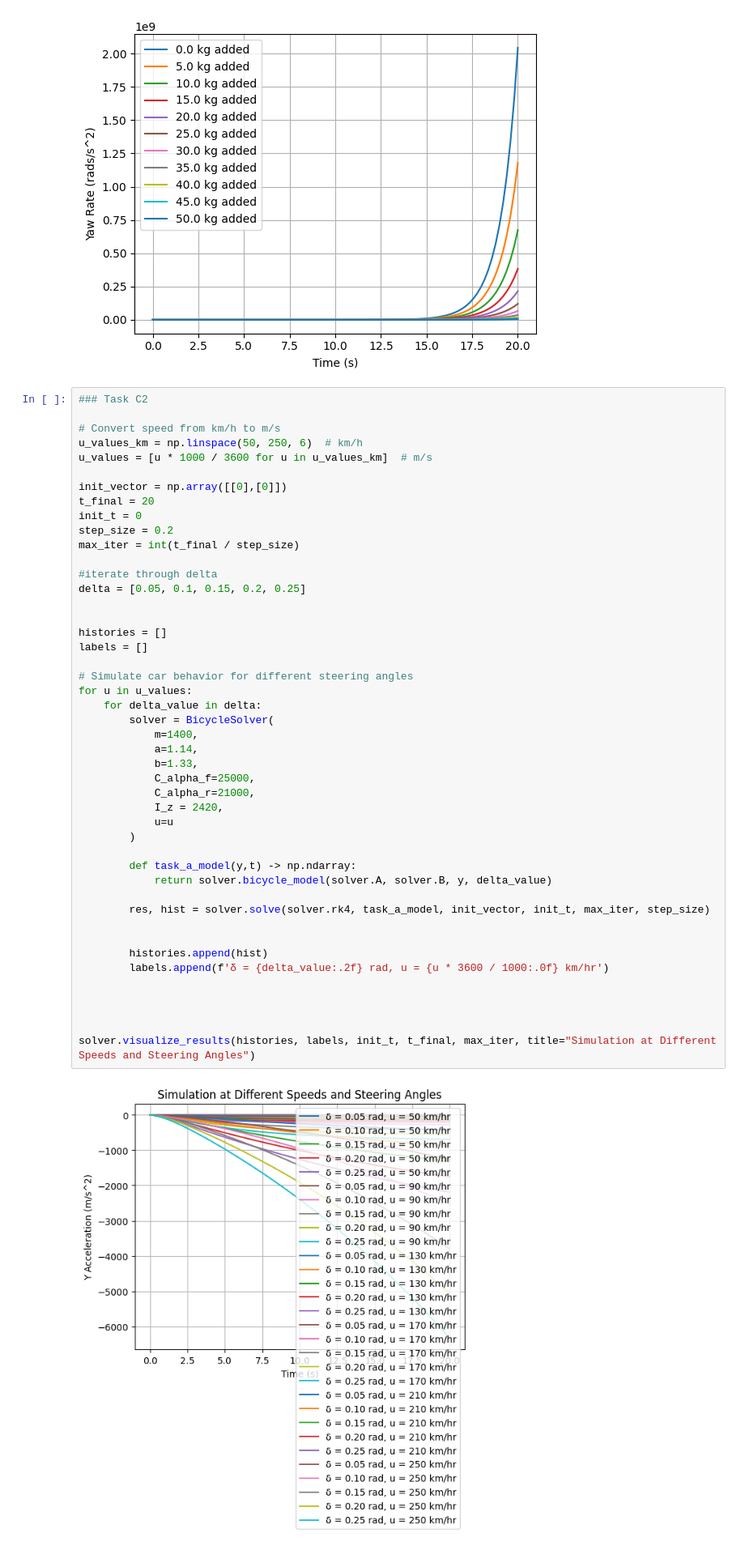
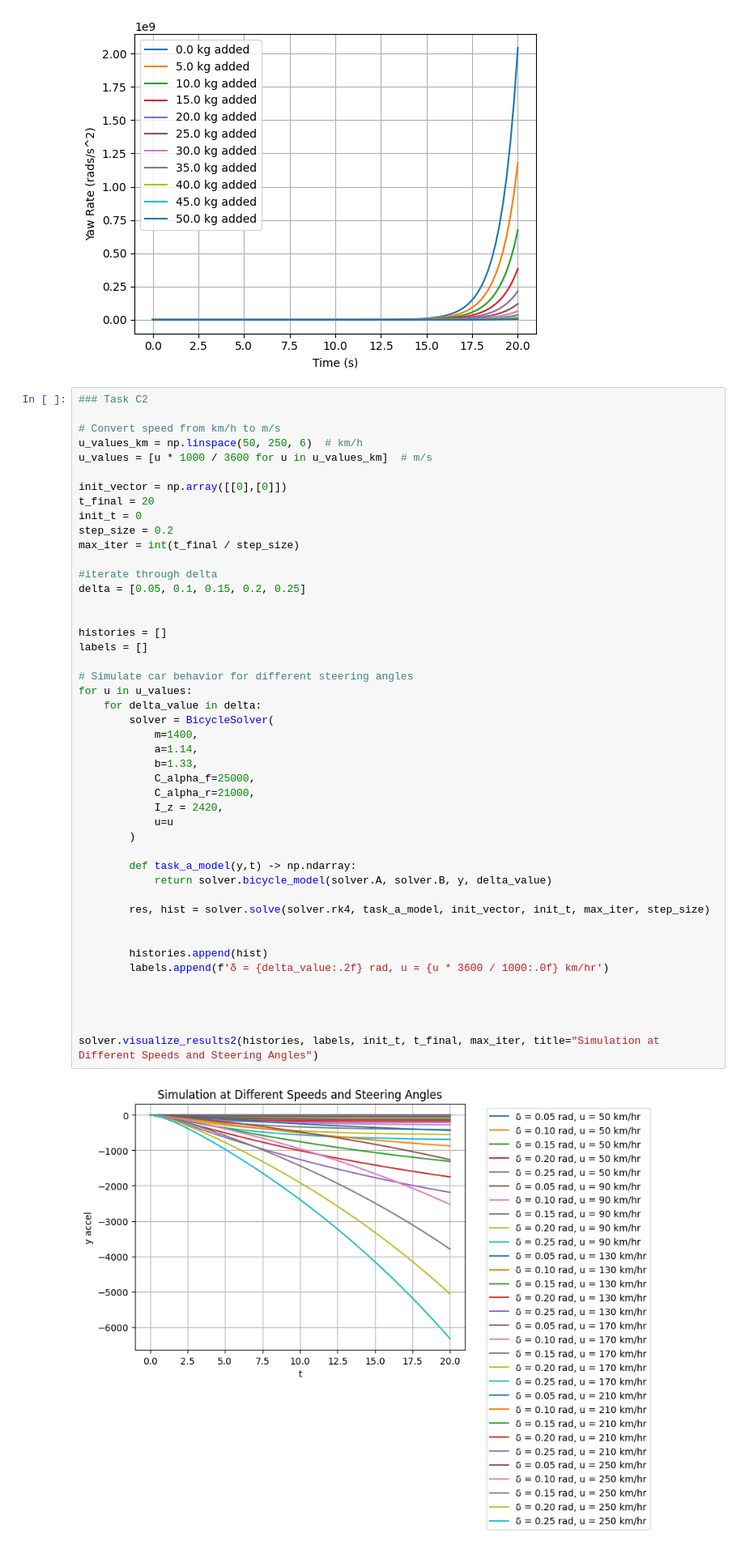
Before and after one commit to hepromark/BicycleModelExploration, a Jupyter notebook: part2.ipynb, the cells around one changed output. Shown at 81% size. Saved outputs shown, nothing was run; the diff lists cells and outputs as text.

```diff
--- a/part2.ipynb
+++ b/part2.ipynb
@@ -508,32 +508,32 @@ delta = [0.05, 0.1, 0.15, 0.2, 0.25]
 
 histories = []
 labels = []
 
 # Simulate car behavior for different steering angles
 for u in u_values:
     for delta_value in delta:
         solver = BicycleSolver(
             m=1400,
             a=1.14,
             b=1.33,
             C_alpha_f=25000,
             C_alpha_r=21000,
             I_z = 2420,
             u=u
         )
 
         def task_a_model(y,t) -> np.ndarray:
             return solver.bicycle_model(solver.A, solver.B, y, delta_value)
 
         res, hist = solver.solve(solver.rk4, task_a_model, init_vector, init_t, max_iter, step_size)
 
 
         histories.append(hist)
         labels.append(f'δ = {delta_value:.2f} rad, u = {u * 3600 / 1000:.0f} km/hr')
 
 
 
 
-solver.visualize_results(histories, labels, init_t, t_final, max_iter, title="Simulation at Different Speeds and Steering Angles")
+solver.visualize_results2(histories, labels, init_t, t_final, max_iter, title="Simulation at Different Speeds and Steering Angles")
 # %% [output]
-[figure, old version]
+[figure, new version]
```
Also changed, not shown: parts of 3 cells of this notebook.
